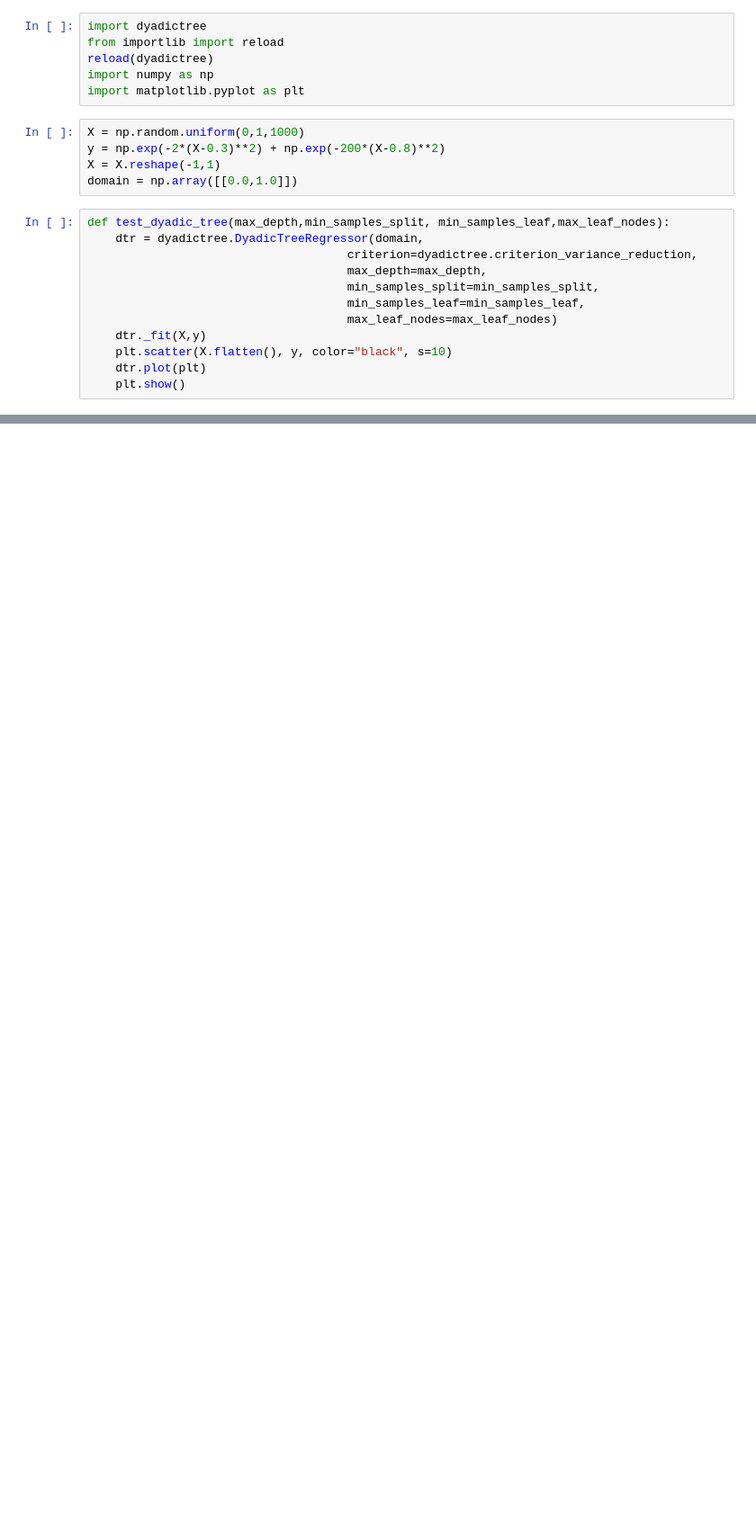
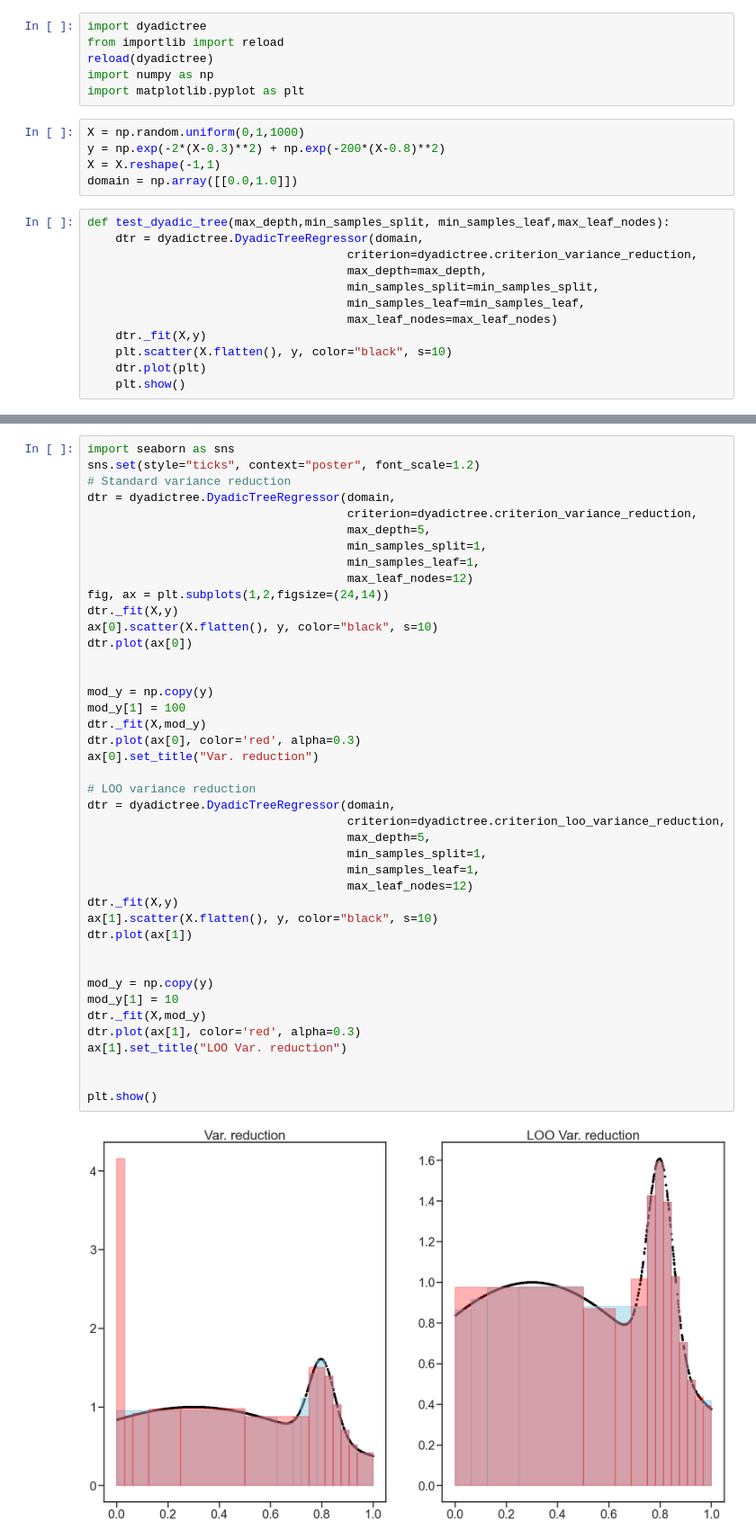
Before and after one commit to JungeumKim/conformal_tree, a Jupyter notebook: conformal_tree/_utils/test_dyadictree.ipynb, the cells around one changed output, grey strips where cells are left out. Shown at 90% size. Cells and saved outputs as stored; diff of their text form; blank space fills up the shorter version.

Commit message:
add comparison plot with loo vr

```diff
--- a/conformal_tree/_utils/test_dyadictree.ipynb
+++ b/conformal_tree/_utils/test_dyadictree.ipynb
@@ -31,0 +32,44 @@ test_dyadic_tree(10,1,1,30)
+# %%
+import seaborn as sns
+sns.set(style="ticks", context="poster", font_scale=1.2)
+# Standard variance reduction
+dtr = dyadictree.DyadicTreeRegressor(domain,
+                                     criterion=dyadictree.criterion_variance_reduction,
+                                     max_depth=5,
+                                     min_samples_split=1,
+                                     min_samples_leaf=1,
+                                     max_leaf_nodes=12)
+fig, ax = plt.subplots(1,2,figsize=(24,14))
+dtr._fit(X,y)
+ax[0].scatter(X.flatten(), y, color="black", s=10)
+dtr.plot(ax[0])
+
+
+mod_y = np.copy(y)
+mod_y[1] = 100
+dtr._fit(X,mod_y)
+dtr.plot(ax[0], color='red', alpha=0.3)
+ax[0].set_title("Var. reduction")
+
+# LOO variance reduction
+dtr = dyadictree.DyadicTreeRegressor(domain,
+                                     criterion=dyadictree.criterion_loo_variance_reduction,
+                                     max_depth=5,
+                                     min_samples_split=1,
+                                     min_samples_leaf=1,
+                                     max_leaf_nodes=12)
+dtr._fit(X,y)
+ax[1].scatter(X.flatten(), y, color="black", s=10)
+dtr.plot(ax[1])
+
+
+mod_y = np.copy(y)
+mod_y[1] = 10
+dtr._fit(X,mod_y)
+dtr.plot(ax[1], color='red', alpha=0.3)
+ax[1].set_title("LOO Var. reduction")
+
+
+plt.show()
+# %% [output]
+[figure, added]
```
Also changed, not shown: parts of 2 cells of this notebook, 1 other file.
